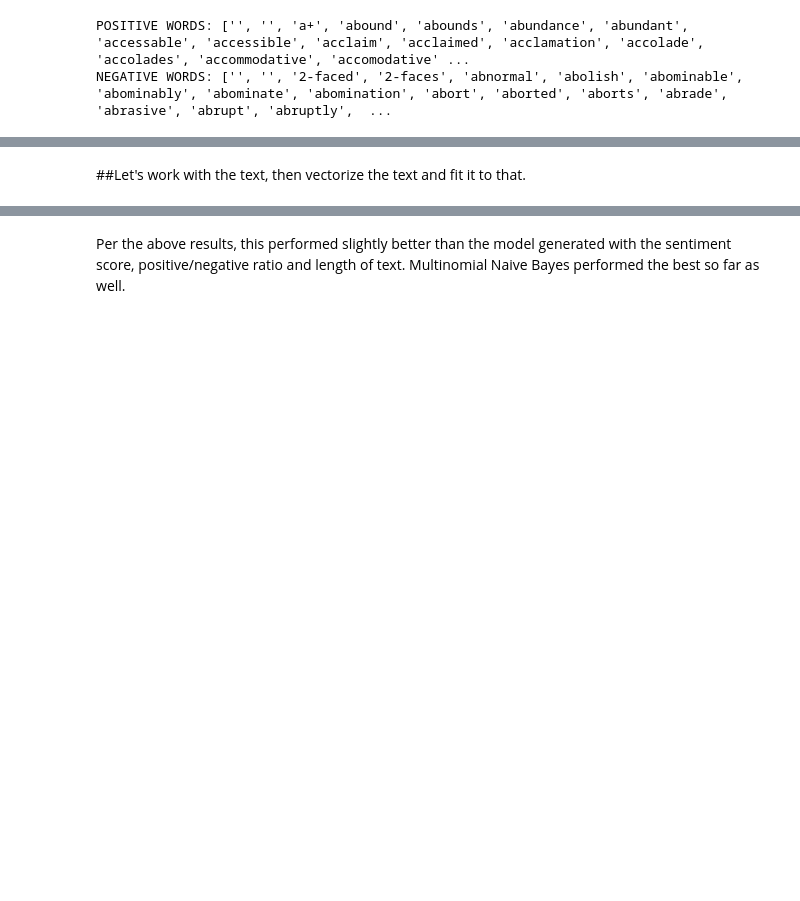
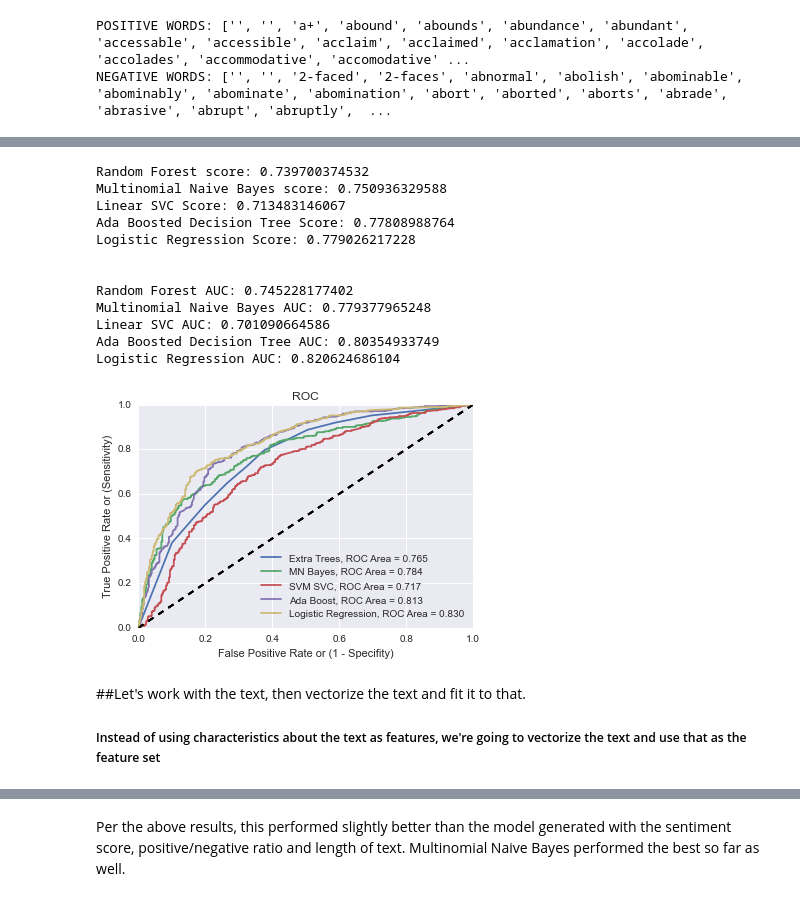
Before and after one commit to samchu8/Final-Project, a Jupyter notebook: Yelp Review Text Analysis - nltk.ipynb, the cells around one changed output, grey strips where cells are left out. Drawn from its saved outputs; the diff is of its cells as text; code cells hidden in the pictures; blank space fills up the shorter version.

```diff
--- a/Yelp Review Text Analysis - nltk.ipynb
+++ b/Yelp Review Text Analysis - nltk.ipynb
@@ -337,0 +448,33 @@ test_sent[test_sent.index('test')-1]
+# %%
+%%time
+
+## Create new positive and negative word lists that contain common or uncommon words in the feature set.
+
+freq_sentiment = []
+unfreq_sentiment = []
+count = 0
+
+for x in text:
+    common_positive = word_count(x, freq_pos)
+    common_negative = word_count(x, freq_neg)
+    uncommon_positive = word_count(x, unfreq_pos)
+    uncommon_negative = word_count(x, unfreq_neg)
+
+    if ((common_positive + common_negative) == 0):
+        freq_sent = 1
+    else:
+        freq_sent = ((common_positive - common_negative)/(float(common_positive)+common_negative))+1
+
+    if ((uncommon_positive + uncommon_negative) == 0):
+        unfreq_sent = 1
+    else:
+        unfreq_sent = ((uncommon_positive - uncommon_negative)/(float(uncommon_positive)+uncommon_negative))+1
+
+    freq_sentiment.append(freq_sent)
+    unfreq_sentiment.append(unfreq_sent)
+    if count % 1000 == 0:
+        print "Scoring text #{}".format(count)
+    count += 1
+
+reviews['freq_sentiment'] = freq_sentiment
+reviews['unfreq_sentiment'] = unfreq_sentiment
@@ -337,0 +487,8 @@ test_sent[test_sent.index('test')-1]
+# %%
+reviews.head()
+
+feature_list = ['text_length', 'pos_neg_ratio', 'sentiment', 'service_sentiment',
+                'stop_word_ratio', 'freq_sentiment', 'unfreq_sentiment']
+features = reviews[feature_list]
+stars = reviews['stars']
+features.head()
@@ -338,2 +502,21 @@ test_sent[test_sent.index('test')-1]
+# %%
+x_train, x_test, y_train, y_test = cross_validation.train_test_split(features, good, test_size=0.3, random_state=12)
+
+test_classifiers(x_train, x_test, y_train, y_test, features, good)
+# %% [output]
+Random Forest score: 0.739700374532
+Multinomial Naive Bayes score: 0.750936329588
+Linear SVC Score: 0.713483146067
+Ada Boosted Decision Tree Score: 0.77808988764
+Logistic Regression Score: 0.779026217228
+
+
+Random Forest AUC: 0.745228177402
+Multinomial Naive Bayes AUC: 0.779377965248
+Linear SVC AUC: 0.701090664586
+Ada Boosted Decision Tree AUC: 0.80354933749
+Logistic Regression AUC: 0.820624686104
+[figure, added]
 # %% [markdown]
 ##Let's work with the text, then vectorize the text and fit it to that.
+##### Instead of using characteristics about the text as features, we're going to vectorize the text and use that as the feature set
```
Also changed, not shown: parts of 31 cells of this notebook.
